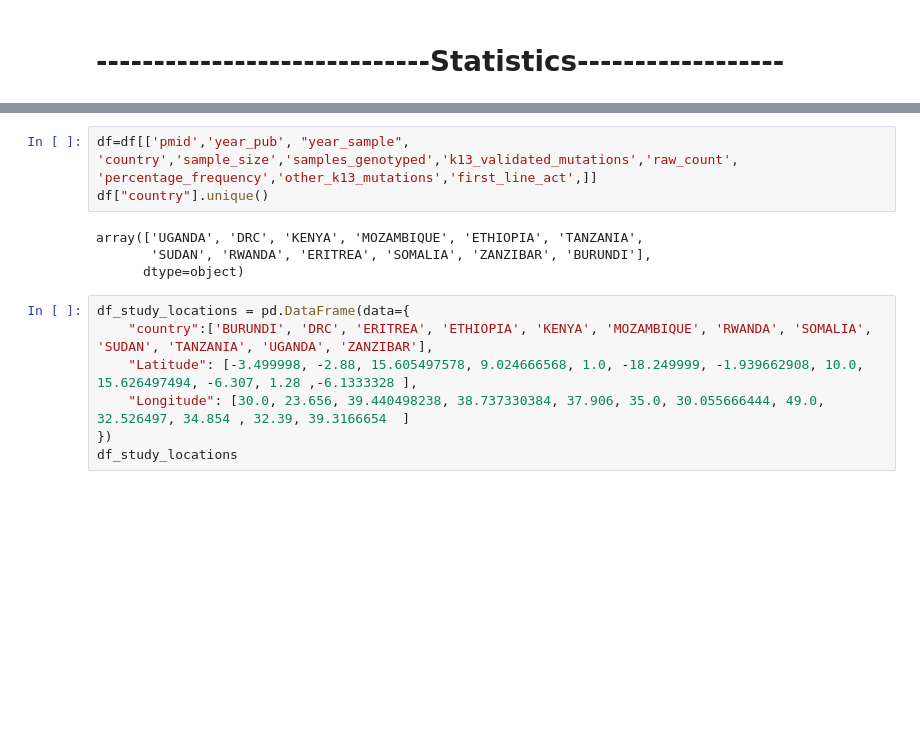
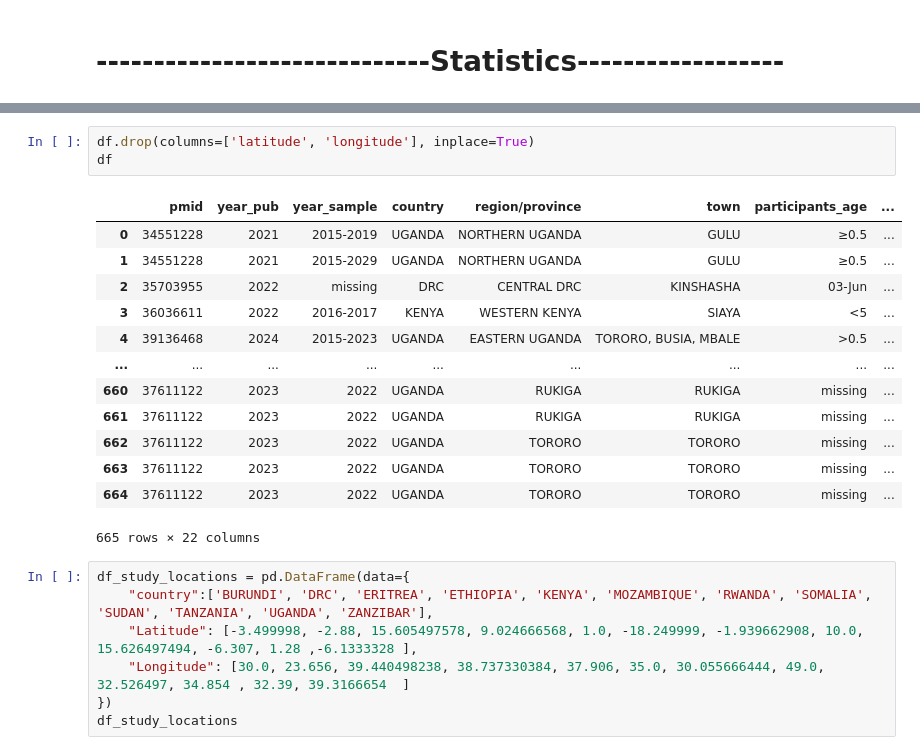
Before and after one commit to Kimani-kj/k13-review, a Jupyter notebook: scripts/after_extraction.ipynb, the cells around one changed output, grey strips where cells are left out. Saved outputs shown, nothing was run; the diff lists cells and outputs as text; blank space fills up the shorter version.

```diff
--- a/scripts/after_extraction.ipynb
+++ b/scripts/after_extraction.ipynb
@@ -519,10 +521,20 @@ df
-# %%
-df=df[['pmid','year_pub', "year_sample", 'country','sample_size','samples_genotyped','k13_validated_mutations','raw_count', 'percentage_frequency','other_k13_mutations','first_line_act',]]
-df["country"].unique()
-# %% [output]
-array(['UGANDA', 'DRC', 'KENYA', 'MOZAMBIQUE', 'ETHIOPIA', 'TANZANIA',
-       'SUDAN', 'RWANDA', 'ERITREA', 'SOMALIA', 'ZANZIBAR', 'BURUNDI'],
-      dtype=object)
+# %%
+df.drop(columns=['latitude', 'longitude'], inplace=True)
+df
+# %% [output]
+|  | pmid | year_pub | year_sample | country | region/province | town | participants_age | ... |
+| 0 | 34551228 | 2021 | 2015-2019 | UGANDA | NORTHERN UGANDA | GULU | ≥0.5 | ... |
+| 1 | 34551228 | 2021 | 2015-2029 | UGANDA | NORTHERN UGANDA | GULU | ≥0.5 | ... |
+| 2 | 35703955 | 2022 | missing | DRC | CENTRAL DRC | KINSHASHA | 03-Jun | ... |
+| 3 | 36036611 | 2022 | 2016-2017 | KENYA | WESTERN KENYA | SIAYA | <5 | ... |
+| 4 | 39136468 | 2024 | 2015-2023 | UGANDA | EASTERN UGANDA | TORORO, BUSIA, MBALE | >0.5 | ... |
+| ... | ... | ... | ... | ... | ... | ... | ... | ... |
+| 660 | 37611122 | 2023 | 2022 | UGANDA | RUKIGA | RUKIGA | missing | ... |
+| 661 | 37611122 | 2023 | 2022 | UGANDA | RUKIGA | RUKIGA | missing | ... |
+| 662 | 37611122 | 2023 | 2022 | UGANDA | TORORO | TORORO | missing | ... |
+| 663 | 37611122 | 2023 | 2022 | UGANDA | TORORO | TORORO | missing | ... |
+| 664 | 37611122 | 2023 | 2022 | UGANDA | TORORO | TORORO | missing | ... |
+665 rows × 22 columns
 # %%
 df_study_locations = pd.DataFrame(data={
     "country":['BURUNDI', 'DRC', 'ERITREA', 'ETHIOPIA', 'KENYA', 'MOZAMBIQUE', 'RWANDA', 'SOMALIA', 'SUDAN', 'TANZANIA', 'UGANDA', 'ZANZIBAR'],
```
Also changed, not shown: parts of 9 cells of this notebook, 3 other files.
